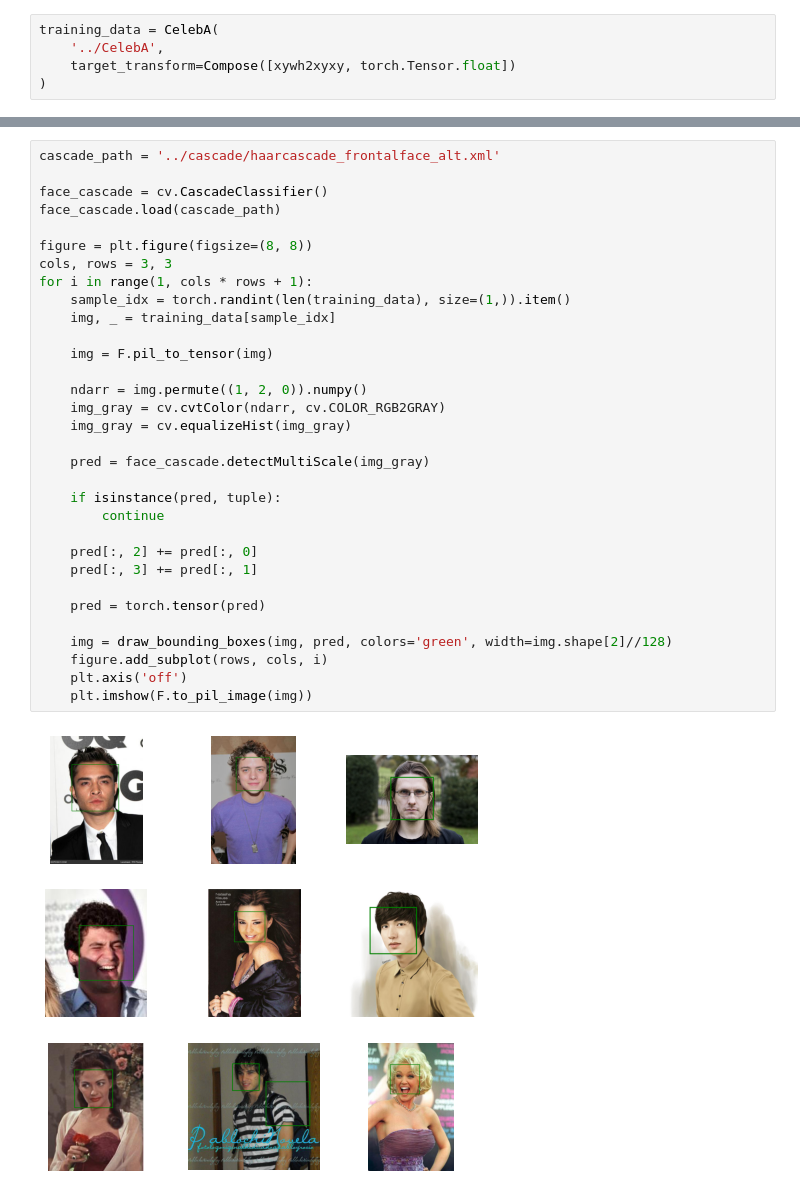
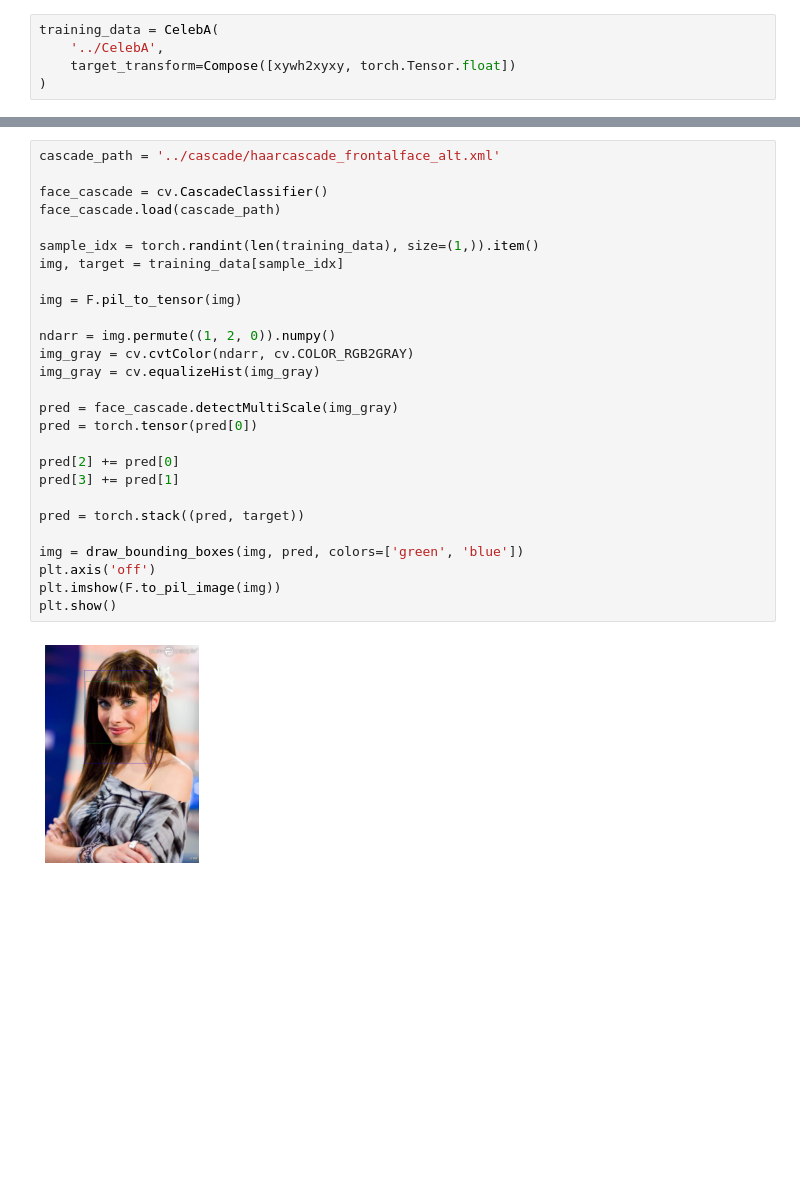
Before and after one commit to AntonVucinic/Projekt, a Jupyter notebook: notebooks/visualize.ipynb, the cells around one changed output, grey strips where cells are left out. Cells and saved outputs as stored; diff of their text form; blank space fills up the shorter version.

```diff
--- a/notebooks/visualize.ipynb
+++ b/notebooks/visualize.ipynb
@@ -61,34 +64,29 @@ for i in range(1, cols * rows + 1):
 # %%
 cascade_path = '../cascade/haarcascade_frontalface_alt.xml'
 
 face_cascade = cv.CascadeClassifier()
 face_cascade.load(cascade_path)
 
-figure = plt.figure(figsize=(8, 8))
-cols, rows = 3, 3
-for i in range(1, cols * rows + 1):
-    sample_idx = torch.randint(len(training_data), size=(1,)).item()
-    img, _ = training_data[sample_idx]
+sample_idx = torch.randint(len(training_data), size=(1,)).item()
+img, target = training_data[sample_idx]
 
-    img = F.pil_to_tensor(img)
+img = F.pil_to_tensor(img)
 
-    ndarr = img.permute((1, 2, 0)).numpy()
-    img_gray = cv.cvtColor(ndarr, cv.COLOR_RGB2GRAY)
-    img_gray = cv.equalizeHist(img_gray)
+ndarr = img.permute((1, 2, 0)).numpy()
+img_gray = cv.cvtColor(ndarr, cv.COLOR_RGB2GRAY)
+img_gray = cv.equalizeHist(img_gray)
 
-    pred = face_cascade.detectMultiScale(img_gray)
+pred = face_cascade.detectMultiScale(img_gray)
+pred = torch.tensor(pred[0])
 
-    if isinstance(pred, tuple):
-        continue
+pred[2] += pred[0]
+pred[3] += pred[1]
 
-    pred[:, 2] += pred[:, 0]
-    pred[:, 3] += pred[:, 1]
+pred = torch.stack((pred, target))
 
-    pred = torch.tensor(pred)
-
-    img = draw_bounding_boxes(img, pred, colors='green', width=img.shape[2]//128)
-    figure.add_subplot(rows, cols, i)
-    plt.axis('off')
-    plt.imshow(F.to_pil_image(img))
+img = draw_bounding_boxes(img, pred, colors=['green', 'blue'])
+plt.axis('off')
+plt.imshow(F.to_pil_image(img))
+plt.show()
 # %% [output]
-[figure, old version]
+[figure, new version]
```
Also changed, not shown: parts of 9 cells of this notebook, 11 other files.
